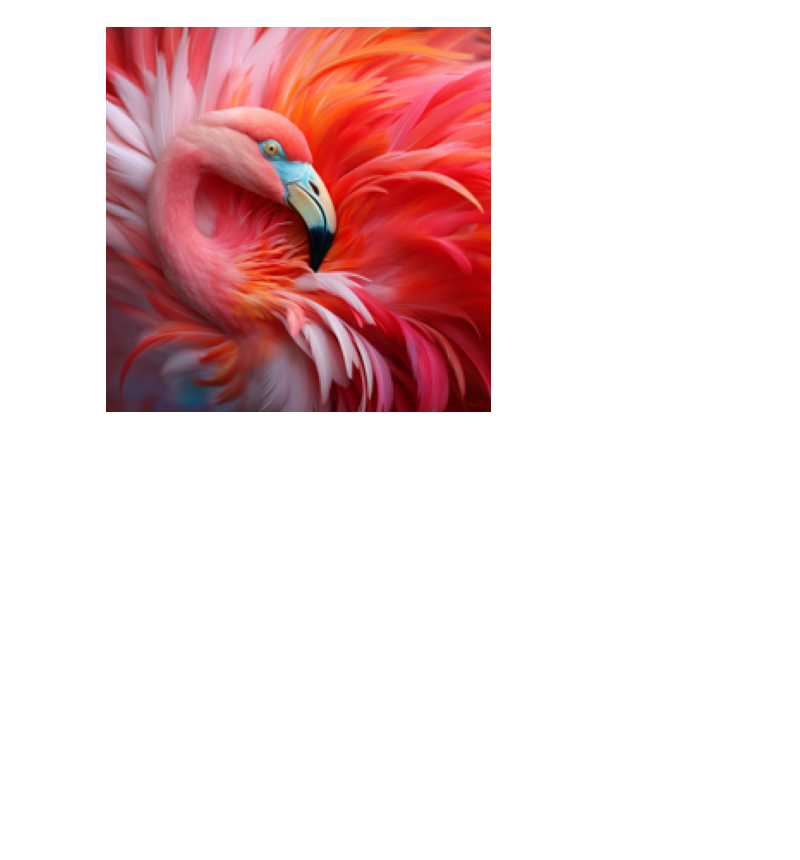
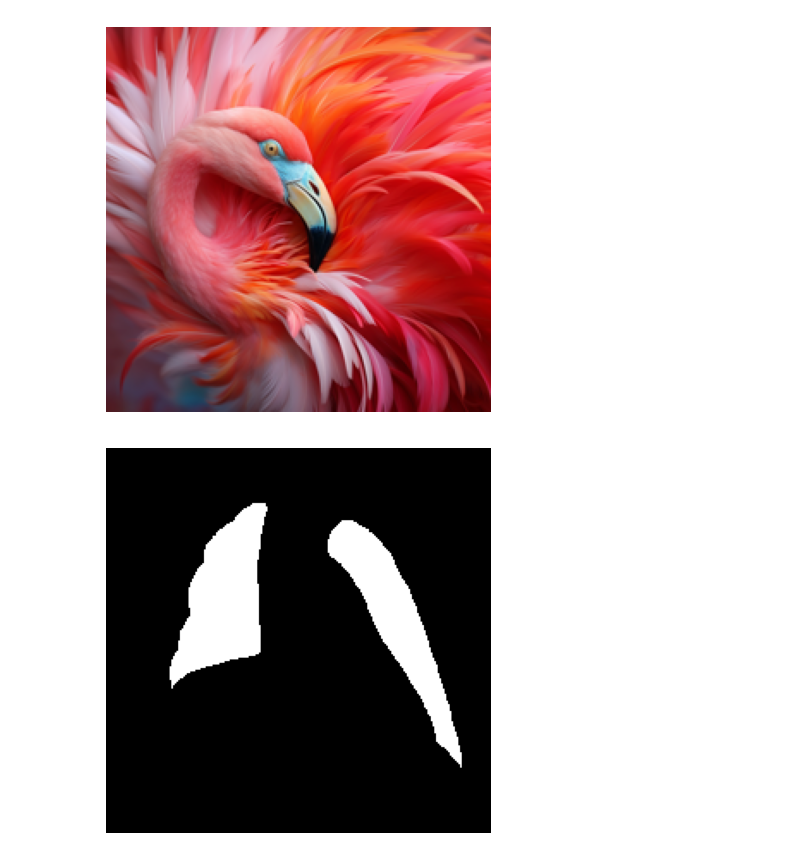
Before and after one commit to mingjie0508/MAE_GAN, a Jupyter notebook: train_ganbound.ipynb, the cells around one changed output. Saved outputs shown, nothing was run; the diff lists cells and outputs as text; code cells hidden in the pictures; blank space fills up the shorter version.

Commit message:
Add irregular mask

```diff
--- a/train_ganbound.ipynb
+++ b/train_ganbound.ipynb
@@ -341,3 +342,18 @@ plt.rcParams['figure.figsize'] = [5, 5]
 show_image(torch.tensor(img))
 # %% [output]
 [figure]
+# %%
+mask_url = 'https://i.sstatic.net/8802G.jpg'
+mask = Image.open(requests.get(mask_url, stream=True).raw)
+mask = resize_crop(mask, dim=224)
+mask = np.array(mask) / 255
+
+# binarize mask
+mask = mask.mean(axis=-1, keepdims=True)
+mask[mask < 0.5] = 0.0
+mask[mask >= 0.5] = 1.0
+
+plt.rcParams['figure.figsize'] = [5, 5]
+show_image(torch.tensor((mask - MEAN) / STD))
+# %% [output]
+[figure, added]
```
Also changed, not shown: parts of 5 cells of this notebook, 4 other files.
